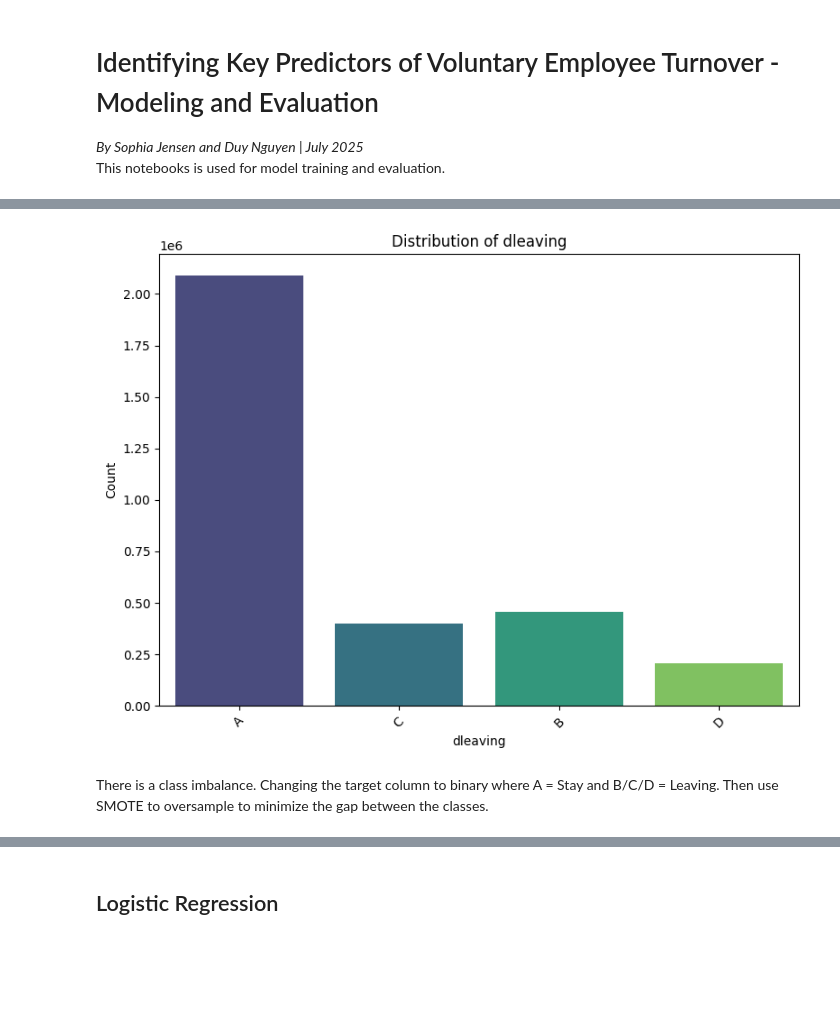
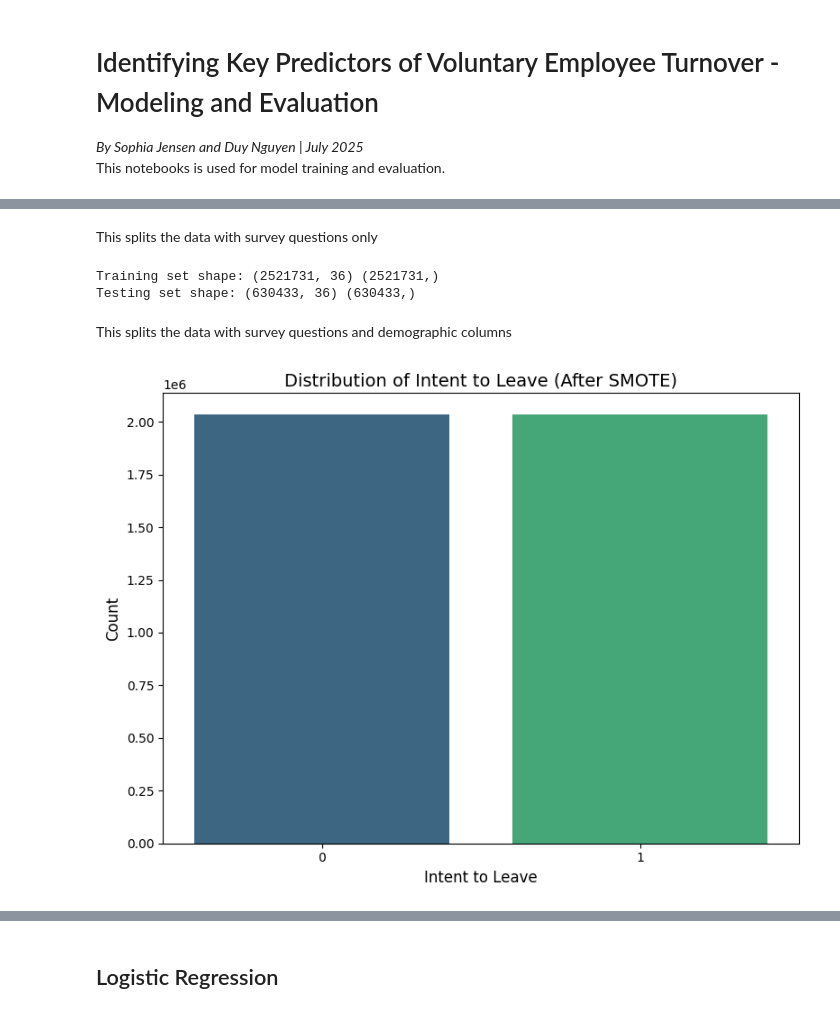
Before and after one commit to sophiaajensen/ADS599_CapstoneProject, a Jupyter notebook: code library/Modeling.ipynb, the cells around one changed output, grey strips where cells are left out. Saved outputs shown, nothing was run; the diff lists cells and outputs as text; code cells hidden in the pictures; blank space fills up the shorter version.

```diff
--- a/code library/Modeling.ipynb
+++ b/code library/Modeling.ipynb
@@ -58,11 +39,3 @@ df.head(20)
 # %%
-# identify Likert scale columns
+# define the likert columns
 likert_columns = [col for col in df.columns if col.startswith('q')]
-
-# Convert Likert columns to float
-df[likert_columns] = df[likert_columns].apply(pd.to_numeric, errors='coerce')
-# %%
-# Recode float values (1.0–3.0 → 0, 4.0–5.0 → 1)
-df[likert_columns] = df[likert_columns].applymap(
-    lambda x: 0 if 1.0 <= x <= 3.0 else 1 if 4.0 <= x <= 5.0 else x
-)
@@ -83,9 +41,0 @@ df[likert_columns] = df[likert_columns].applymap(to_binary)
-# %%
-# deal with missing values
-# convert rows with NaN in Likert columns to 1
-df[likert_columns] = df[likert_columns].fillna(1)  # Assuming 1 is the neutral value
-
-# check missing values
-missing_values = df[likert_columns].isnull().sum()
-print("Missing values in Likert columns:")
-print(missing_values)
@@ -110,13 +42,48 @@ dtype: int64
+# %% [markdown]
+This splits the data with survey questions only
+# %%
+# Split the data into training and testing sets
+# Define features and target
+X = df[likert_columns]
+y = df['dleaving']  # Target variable
+
+# Split the data
+X_train, X_test, y_train, y_test = train_test_split(X, y, test_size=0.2, random_state=42)
+
+# check the shape of the training and testing sets
+print("Training set shape:", X_train.shape, y_train.shape)
+print("Testing set shape:", X_test.shape, y_test.shape)
+
+# Balance the training set using SMOTE
+smote = SMOTE(random_state=42)
+X_train_bal, y_train_bal = smote.fit_resample(X_train, y_train)
+# %% [output]
+Training set shape: (2521731, 36) (2521731,)
+Testing set shape: (630433, 36) (630433,)
+# %% [markdown]
+This splits the data with survey questions and demographic columns
+# %%
+# Split the data into training and testing sets including all demographic columns and questions
+X = df.drop(columns=['dleaving', 'year', 'dsuper'])
+y = df['dleaving']  # Target variable
+
+# Split the data
+X_train_full, X_test_full, y_train_full, y_test_full = train_test_split(X, y, test_size=0.2, random_state=42)
+# Balance the training set using SMOTE
+smote_full = SMOTE(random_state=42)
+X_train_bal_full, y_train_bal_full = smote_full.fit_resample(X_train_full, y_train_full)
 # %%
-# See distribution of dleaving
+# Convert Series to DataFrame with column name 'dleaving'
+y_train_bal_full_df = y_train_bal_full.to_frame(name='dleaving')
+
+# Visualize the distribution of the target variable after applying SMOTE
 plt.figure(figsize=(8, 6))
-sns.countplot(x='dleaving', data=df, palette='viridis')
-plt.title('Distribution of dleaving')
-plt.xlabel('dleaving')
-plt.ylabel('Count')
-plt.xticks(rotation=45)
+sns.countplot(x='dleaving', data=y_train_bal_full_df, palette='viridis')
+plt.title('Distribution of Intent to Leave (After SMOTE)', fontsize=14)
+plt.xlabel('Intent to Leave', fontsize=12)
+plt.ylabel('Count', fontsize=12)
+plt.xticks(rotation=0)
 plt.tight_layout()
+plt.show()
 # %% [output]
-[figure, old version]
+[figure, new version]
-# %% [markdown]
-There is a class imbalance. Changing the target column to binary where A = Stay and B/C/D = Leaving. Then use SMOTE to oversample to minimize the gap between the classes.
```
Also changed, not shown: parts of 19 cells of this notebook, 1 other file.
